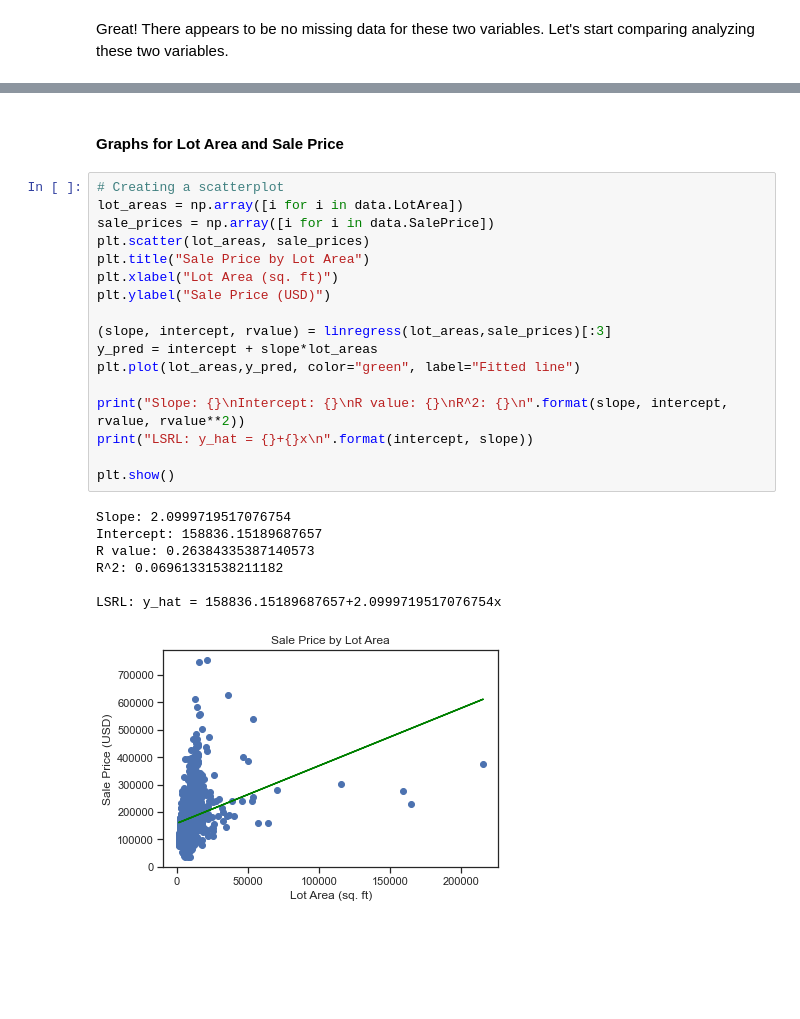
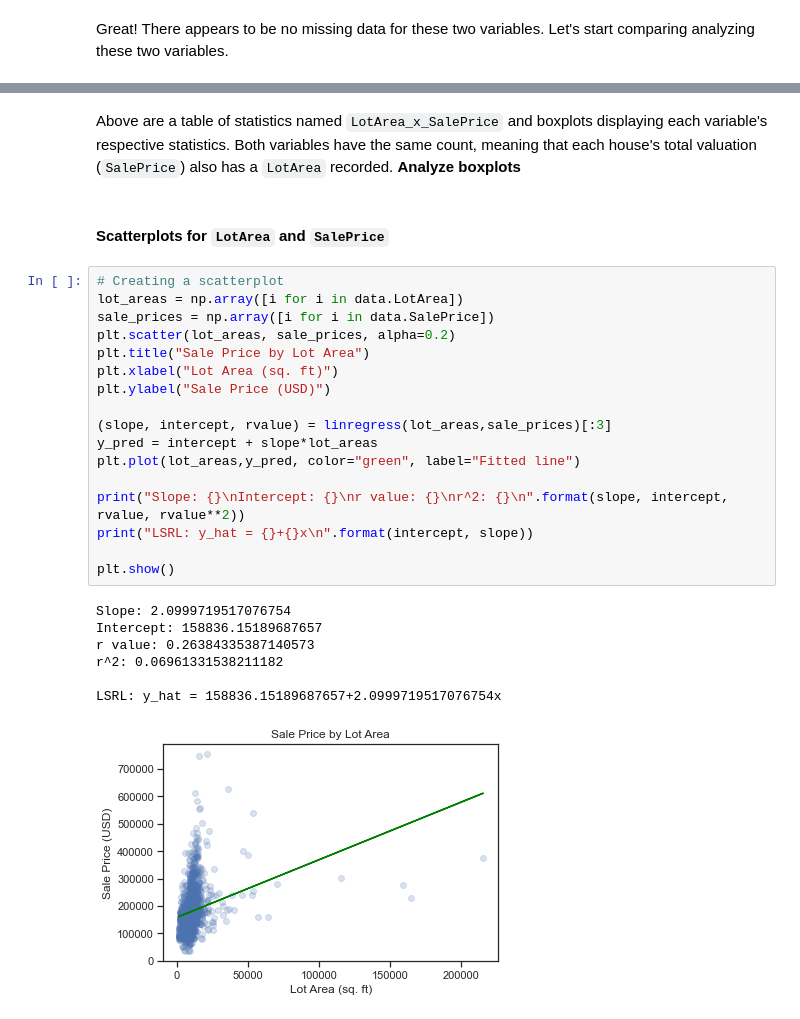
Before and after one commit to michaelhlavaty981/MTH530-AP-Statistics-I, a Jupyter notebook: LSR_Project.ipynb, the cells around one changed output, grey strips where cells are left out. Cells and saved outputs as stored; diff of their text form; blank space fills up the shorter version.

```diff
--- a/LSR_Project.ipynb
+++ b/LSR_Project.ipynb
@@ -68,27 +100,29 @@ Great! There appears to be no missing data for these two variables. Let's start
+# %% [markdown]
+Above are a table of statistics named `LotArea_x_SalePrice` and boxplots displaying each variable's respective statistics. Both variables have the same count, meaning that each house's total valuation (`SalePrice`) also has a `LotArea` recorded. __Analyze boxplots__
 # %% [markdown]
-#### Graphs for Lot Area and Sale Price
+#### Scatterplots for `LotArea` and `SalePrice`
 # %%
 # Creating a scatterplot
 lot_areas = np.array([i for i in data.LotArea])
 sale_prices = np.array([i for i in data.SalePrice])
-plt.scatter(lot_areas, sale_prices)
+plt.scatter(lot_areas, sale_prices, alpha=0.2)
 plt.title("Sale Price by Lot Area")
 plt.xlabel("Lot Area (sq. ft)")
 plt.ylabel("Sale Price (USD)")
 
 (slope, intercept, rvalue) = linregress(lot_areas,sale_prices)[:3]
 y_pred = intercept + slope*lot_areas
 plt.plot(lot_areas,y_pred, color="green", label="Fitted line")
 
-print("Slope: {}\nIntercept: {}\nR value: {}\nR^2: {}\n".format(slope, intercept, rvalue, rvalue**2))
+print("Slope: {}\nIntercept: {}\nr value: {}\nr^2: {}\n".format(slope, intercept, rvalue, rvalue**2))
 print("LSRL: y_hat = {}+{}x\n".format(intercept, slope))
 
 plt.show()
 # %% [output]
 Slope: 2.0999719517076754
 Intercept: 158836.15189687657
-R value: 0.26384335387140573
-R^2: 0.06961331538211182
+r value: 0.26384335387140573
+r^2: 0.06961331538211182
 
 LSRL: y_hat = 158836.15189687657+2.0999719517076754x
-[figure, old version]
+[figure, new version]
```
Also changed, not shown: parts of 23 cells of this notebook, 4 other files.
